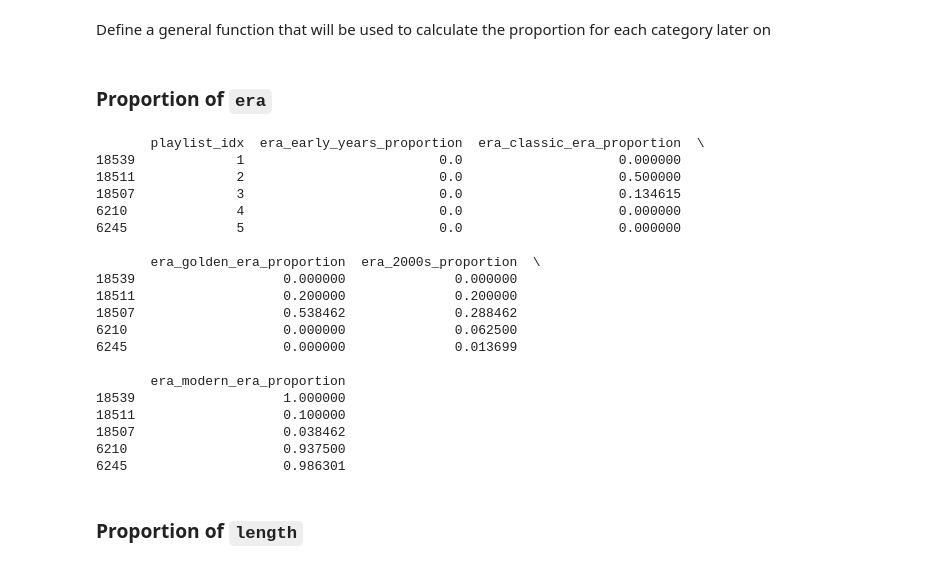
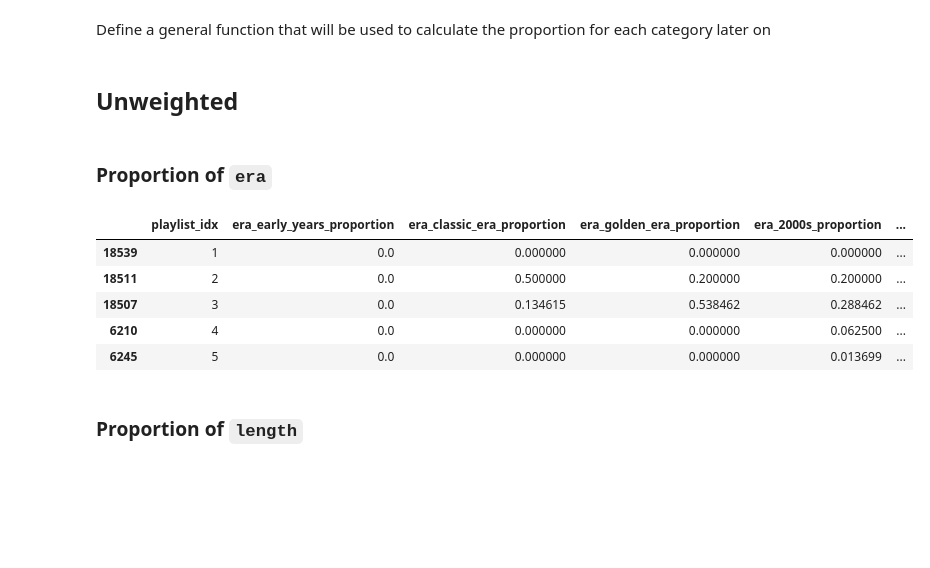
Before and after one commit to ouch528/Spotifynd, a Jupyter notebook: final_source_codes/step_3b_feature_engineering_playlists.ipynb, the cells around one changed output. Saved outputs shown, nothing was run; the diff lists cells and outputs as text; code cells hidden in the pictures; blank space fills up the shorter version.

```diff
--- a/final_source_codes/step_3b_feature_engineering_playlists.ipynb
+++ b/final_source_codes/step_3b_feature_engineering_playlists.ipynb
@@ -92,17 +83,0 @@ Number of Tracks vs Number of Artists
-# %%
-r_value, _ = pearsonr(playlist["num_tracks"], playlist["num_artists"])
-
-# Create the scatter plot
-sns.scatterplot(data=playlist, x="num_tracks", y="num_artists")
-
-# Adding labels and title
-plt.xlabel('Number of Tracks')
-plt.ylabel('Number of Artists')
-plt.title('Scatter Plot: Number of Tracks vs Number of Artists')
-
-# Annotate the plot with the r value
-plt.text(0.05, 0.95, f'Correlation (r) = {r_value:.2f}', transform=plt.gca().transAxes,
-         fontsize=12, verticalalignment='top', horizontalalignment='left', color='red')
-
-# Show the plot
-plt.show()
@@ -113,17 +83,0 @@ Number of Tracks vs Number of Edits
-# %%
-r_value, _ = pearsonr(playlist["num_tracks"], playlist["num_edits"])
-
-# Create the scatter plot
-sns.scatterplot(data=playlist, x="num_tracks", y="num_edits")
-
-# Adding labels and title
-plt.xlabel('Number of Tracks')
-plt.ylabel('Number of Edits')
-plt.title('Scatter Plot: Number of Tracks vs Number of Edits')
-
-# Annotate the plot with the r value
-plt.text(0.05, 0.95, f'Correlation (r) = {r_value:.2f}', transform=plt.gca().transAxes,
-         fontsize=12, verticalalignment='top', horizontalalignment='left', color='red')
-
-# Show the plot
-plt.show()
@@ -138,3 +83,0 @@ We are creating a new column to find out the average duration of tracks in the p
-# %%
-playlist["avg_duration_per_track"] = playlist["total_duration"] // playlist["num_tracks"]
-print(playlist[["total_duration", "avg_duration_per_track"]].head())
@@ -152,4 +83,0 @@ We are creating a new column to find out the average number of songs added per e
-# %%
-playlist["avg_tracks_per_edit"] = playlist["num_tracks"] / playlist["num_edits"]
-playlist["avg_tracks_per_edit"] = playlist["avg_tracks_per_edit"].round(3)
-print(playlist[["total_duration", "avg_tracks_per_edit"]].head())
@@ -206,30 +319,19 @@ def compute_proportions(playlist, track, one_hot_columns, prefix):
+# %% [markdown]
+## Unweighted
 # %% [markdown]
 ### Proportion of `era`
 # %%
 era_columns = ["Early Years", "Classic Era", "Golden Era", "2000s", "Modern Era"]
 playlist = compute_proportions(playlist, track, era_columns, 'era')
-print(playlist[['playlist_idx'] + [col for col in playlist.columns if 'era' in col]].head())
+
+playlist[['playlist_idx'] + [col for col in playlist.columns if 'era' in col]].head()
 # %% [output]
-       playlist_idx  era_early_years_proportion  era_classic_era_proportion  \
-18539             1                         0.0                    0.000000
-18511             2                         0.0                    0.500000
-18507             3                         0.0                    0.134615
-6210              4                         0.0                    0.000000
-6245              5                         0.0                    0.000000
-
-       era_golden_era_proportion  era_2000s_proportion  \
-18539                   0.000000              0.000000
-18511                   0.200000              0.200000
-18507                   0.538462              0.288462
-6210                    0.000000              0.062500
-6245                    0.000000              0.013699
-
-       era_modern_era_proportion
-18539                   1.000000
-18511                   0.100000
-18507                   0.038462
-6210                    0.937500
-6245                    0.986301
+|  | playlist_idx | era_early_years_proportion | era_classic_era_proportion | era_golden_era_proportion | era_2000s_proportion | ... |
+| 18539 | 1 | 0.0 | 0.000000 | 0.000000 | 0.000000 | ... |
+| 18511 | 2 | 0.0 | 0.500000 | 0.200000 | 0.200000 | ... |
+| 18507 | 3 | 0.0 | 0.134615 | 0.538462 | 0.288462 | ... |
+| 6210 | 4 | 0.0 | 0.000000 | 0.000000 | 0.062500 | ... |
+| 6245 | 5 | 0.0 | 0.000000 | 0.000000 | 0.013699 | ... |
 # %% [markdown]
 ### Proportion of `length`
 # %%
```
Also changed, not shown: parts of 97 cells of this notebook, 13 other files.
